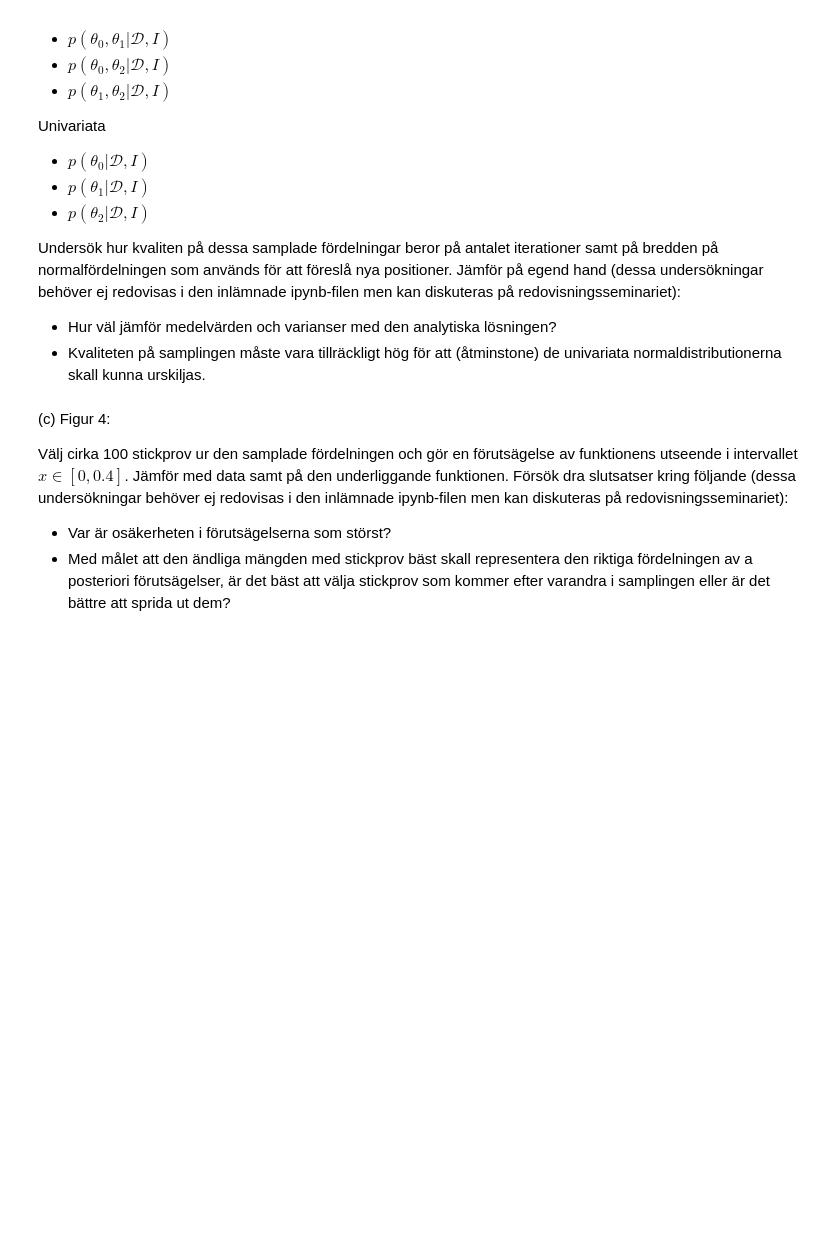
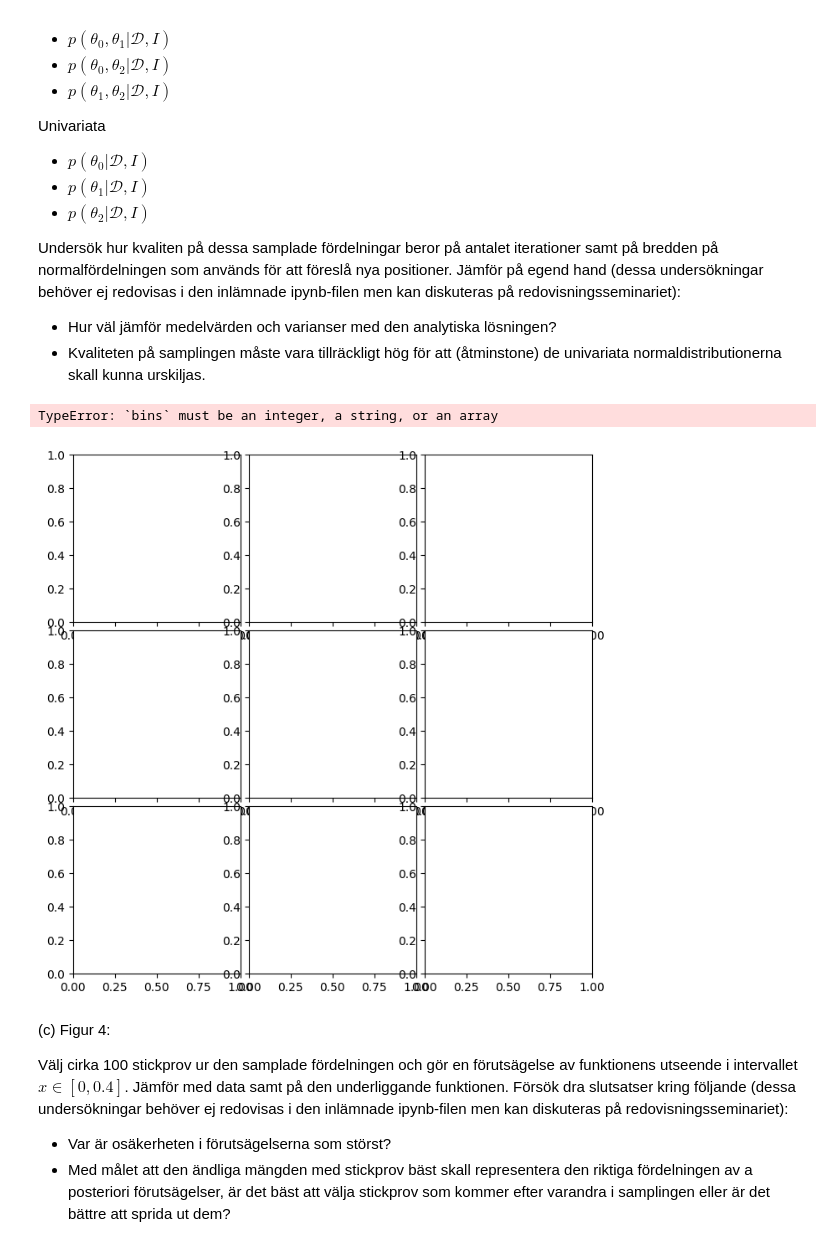
Before and after one commit to WildKnife7/Beyne-lab-2, a Jupyter notebook: NumLab2.ipynb, the cells around one changed output. Drawn from its saved outputs; the diff is of its cells as text; code cells hidden in the pictures; blank space fills up the shorter version.

```diff
--- a/NumLab2.ipynb
+++ b/NumLab2.ipynb
@@ -237,10 +237,10 @@ ydata = np.array([0.31694, 0.33844, 0.42142, 0.57709, 0.56218, 0.68851, 0.73625,
 def design_matrix(xdata, polydeg):
     N_d = len(xdata)
     N_p = polydeg + 1
-    X = np.zeros([N_d, N_p])
-    for i, x_k in enumerate(xdata):
-        for j in range(polydeg+1):
-            X[i,j] = x_k**j
+    X = np.zeros((N_d, N_p))
+    for i in range(N_d):
+        for j in range(N_p):
+            X[i,j] = xdata[i]**j
     return X
 
 def polyfit(xdata, ydata, polydeg):
@@ -368,0 +449,21 @@ Målet med detta sista steg är att genomföra den Bayesianska inferensen helt n
+# %%
+import numpy as np
+k=2
+X = design_matrix(xdata, k)
+
+def log_prior(theta,sigma_prior=5):
+    return (-1/2)*theta.T@ theta/sigma_prior
+
+def log_likelihood(theta, ydata, X, sigma_eps=0.05):
+    likelihood_cov_inv = (X.T@ X)/sigma_eps**2
+    return (-1/2)*(np.linalg.inv(X.T@ X)@ X.T@ ydata - theta).T @ likelihood_cov_inv @ (np.linalg.inv(X.T@ X)@ X.T@ ydata - theta)
+
+def log_posterior_func(theta):
+    return log_prior(theta, sigma_prior=5) + log_likelihood(theta, ydata, X, sigma_eps=0.05)
+
+
+theta_prime = np.array([0,0,0])
+theta_prime2 = np.array([1,1,1])
+print(log_posterior_func(theta_prime)-log_posterior_func(theta_prime2))
+X = design_matrix(xdata, k)
+print(X)
@@ -384,6 +497,17 @@ Univariata
 Undersök hur kvaliten på dessa samplade fördelningar beror på antalet iterationer samt på bredden på normalfördelningen som används för att föreslå nya positioner. Jämför på egend hand (dessa undersökningar behöver ej redovisas i den inlämnade ipynb-filen men kan diskuteras på redovisningsseminariet):
 - Hur väl jämför medelvärden och varianser med den analytiska lösningen?
 - Kvaliteten på samplingen måste vara tillräckligt hög för att (åtminstone) de univariata normaldistributionerna skall kunna urskiljas.
+# %%
+import corner
+N = 1000000
+N_p = 3
+
+samples = sampler(log_posterior_func, N_p, no_of_samples=N, start_position=None, proposal_width=1., rng_seed=None)
+
+figure = corner.corner(samples, bins=20, labels=[fr'$\theta_{i}$' for i in range(3)], show_titles=True)
+# %% [output]
+TypeError: `bins` must be an integer, a string, or an array
+[figure, added]
 # %% [markdown]
 (c) Figur 4:
 
```
Also changed, not shown: parts of 5 cells of this notebook.
